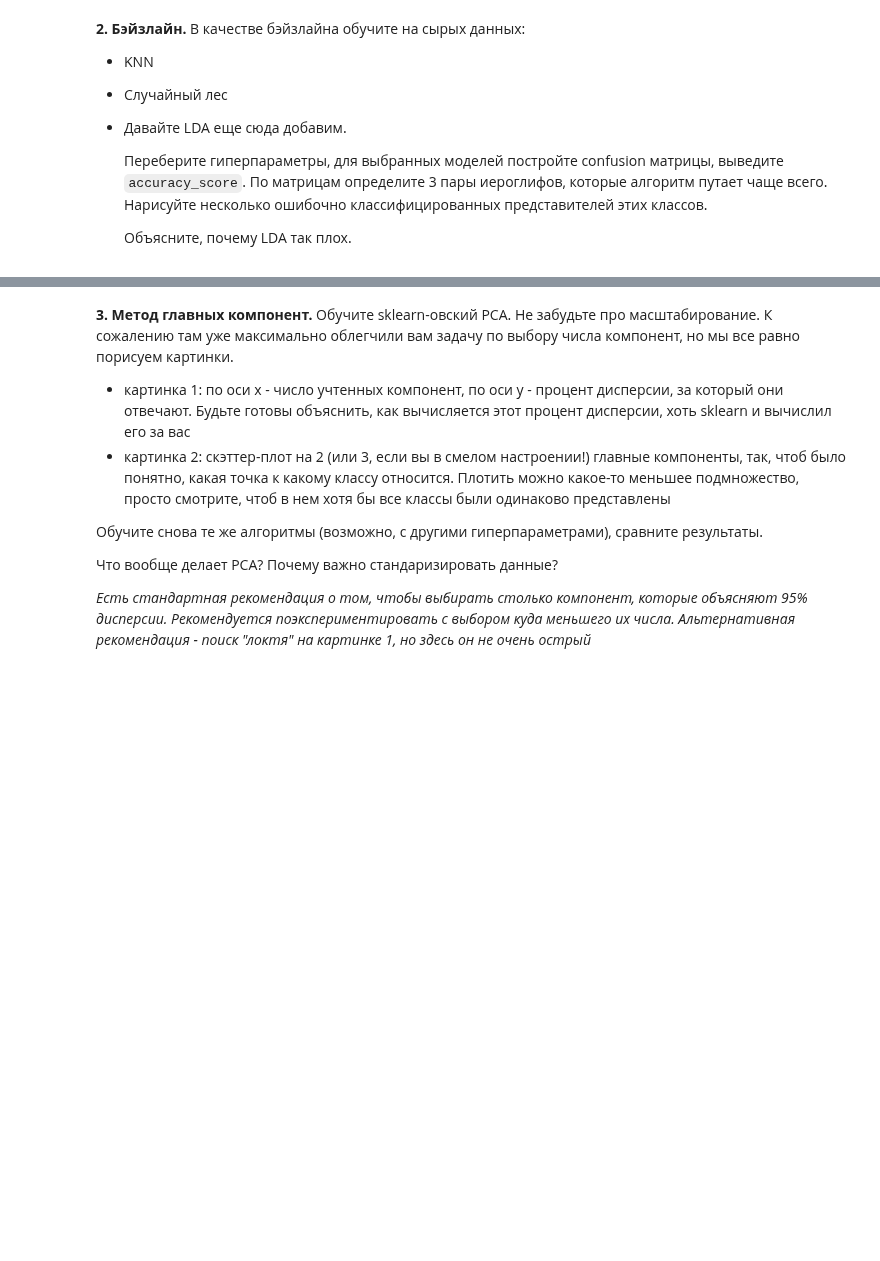
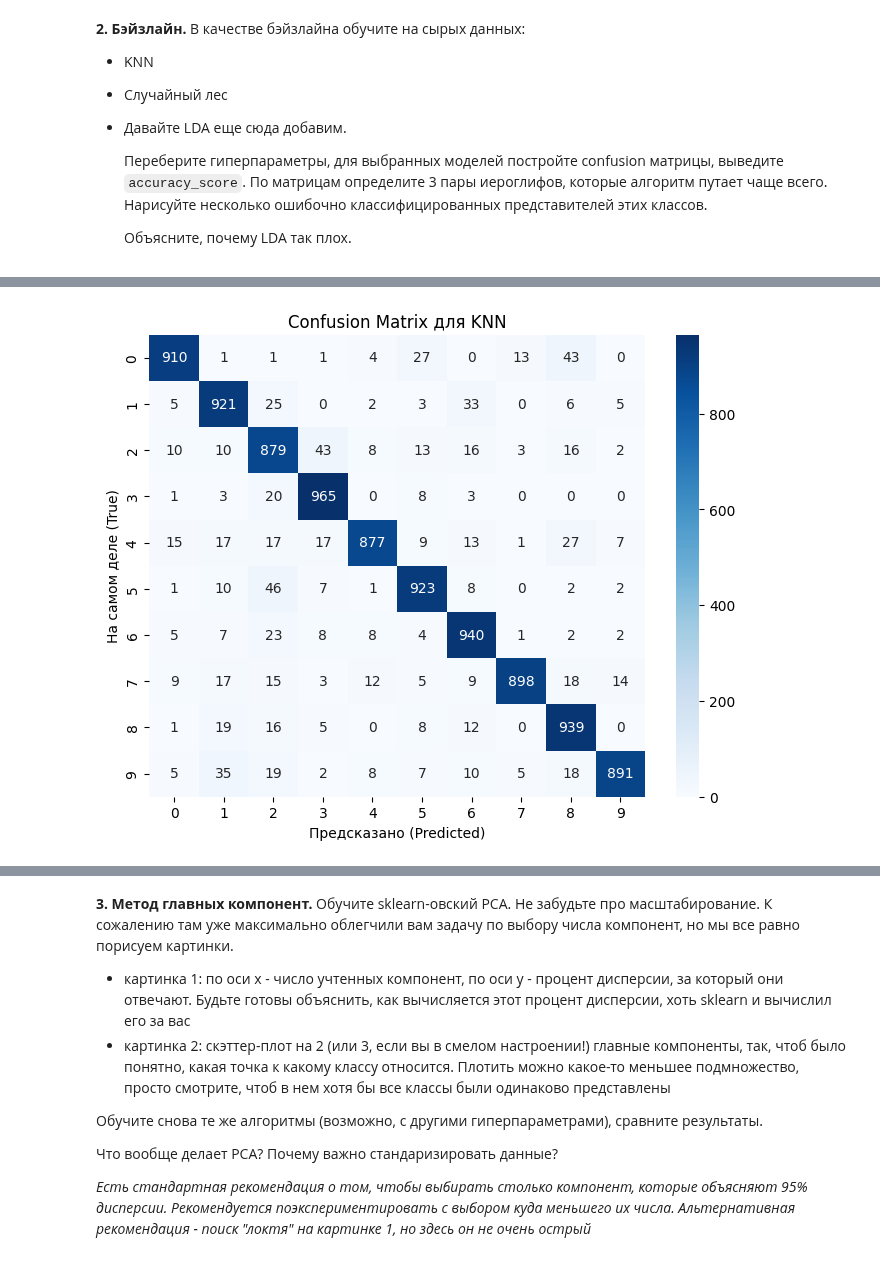
Before and after one commit to UladzislauShuman/university_homework, a Jupyter notebook: famcs_homework/ML/lab5/LB5_template.ipynb, the cells around one changed output, grey strips where cells are left out. Saved outputs shown, nothing was run; the diff lists cells and outputs as text; code cells hidden in the pictures; blank space fills up the shorter version.

```diff
--- a/famcs_homework/ML/lab5/LB5_template.ipynb
+++ b/famcs_homework/ML/lab5/LB5_template.ipynb
@@ -136,3 +139,98 @@ plt.show()
      Переберите гиперпараметры, для выбранных моделей постройте confusion матрицы, выведите `accuracy_score`. По матрицам определите 3 пары иероглифов, которые алгоритм путает чаще всего. Нарисуйте несколько ошибочно классифицированных представителей этих классов.
 
      Объясните, почему LDA так плох.
+# %%
+# --- ИМПОРТЫ ---
+# Импортируем сами алгоритмы (модели)
+from sklearn.neighbors import KNeighborsClassifier  # KNN
+from sklearn.ensemble import RandomForestClassifier # Случайный лес
+from sklearn.discriminant_analysis import LinearDiscriminantAnalysis # LDA
+
+# Импортируем инструменты для оценки качества
+from sklearn.metrics import accuracy_score, confusion_matrix # Точность и Матрица ошибок
+import seaborn as sns # Библиотека для красивого рисования матриц (тепловые карты)
+
+# --- ПОДГОТОВКА ДАННЫХ ---
+
+# Напоминание: модели хотят вектор (строку), а у нас матрицы (28x28).
+# Функция reshape(-1, 784) делает следующее:
+# -1 говорит: "посчитай количество строк сам" (оставь 60000)
+# 784 говорит: "сделай так, чтобы в каждой строке было 784 числа"
+x_train_flat = x_train.reshape(-1, 784)
+x_test_flat = x_test.reshape(-1, 784)
+
+print(f"Размерность до: {x_train.shape}")      # (60000, 28, 28)
+print(f"Размерность после: {x_train_flat.shape}") # (60000, 784)
+
+# Создаем список моделей, чтобы запустить их в цикле (не писать код 3 раза)
+# Словарик: "Название модели" -> Сам объект модели
+models = {
+    "KNN": KNeighborsClassifier(n_neighbors=3),
+    "Random Forest": RandomForestClassifier(n_estimators=75, random_state=42),
+    "LDA": LinearDiscriminantAnalysis()
+}
+
+# --- ОБУЧЕНИЕ И ПРОВЕРКА ---
+
+for name, model in models.items():
+    print(f"\n--- Работаем с {name} ---")
+
+    # 1. Обучение (fit)
+    # Мы скармливаем модели "плоские" картинки и правильные ответы
+    print("Обучаюсь...")
+    model.fit(x_train_flat, y_train)
+
+    # 2. Предсказание (predict)
+    # Просим модель угадать классы для тестовых картинок
+    print("Предсказываю...")
+    y_pred = model.predict(x_test_flat)
+
+    # 3. Оценка точности (accuracy)
+    # Сравниваем угаданное (y_pred) с правильным (y_test)
+    acc = accuracy_score(y_test, y_pred)
+    print(f"Точность (Accuracy): {acc:.4f}") # Выводим 4 знака после запятой
+
+    # 4. Матрица ошибок (Confusion Matrix)
+    # Показывает: сколько раз класс 0 был назван классом 5 и т.д.
+    cm = confusion_matrix(y_test, y_pred)
+
+    # Рисуем матрицу красиво
+    plt.figure(figsize=(8, 6))
+    # sns.heatmap - тепловая карта. annot=True пишет цифры в ячейках. fmt='d' - целые числа.
+    sns.heatmap(cm, annot=True, fmt='d', cmap='Blues')
+    plt.title(f"Confusion Matrix для {name}")
+    plt.ylabel('На самом деле (True)')
+    plt.xlabel('Предсказано (Predicted)')
+    plt.show()
+
+    labels_char = ['o', 'ki', 'su', 'tsu', 'na', 'ha', 'ma', 'ya', 're', 'wo']
+    # В задании просят: "Нарисуйте несколько ошибочно классифицированных"
+    # Сделаем это для текущей модели
+    # Находим индексы, где предсказание НЕ совпало с реальностью
+    # y_pred != y_test возвращает True/False. np.where превращает это в номера индексов.
+    errors_indices = np.where(y_pred != y_test)[0]
+
+    print(f"Всего ошибок: {len(errors_indices)}")
+
+    # Нарисуем первые 5 ошибок
+    if len(errors_indices) > 0:
+        plt.figure(figsize=(10, 2))
+        for i in range(5):
+            idx = errors_indices[i] # Берем номер ошибочной картинки
+
+            # Получаем цифры
+            true_idx = y_test[idx]
+            pred_idx = y_pred[idx]
+
+            # Получаем имена по цифрам
+            true_name = labels_char[true_idx]
+            pred_name = labels_char[pred_idx]
+
+            plt.subplot(1, 5, i + 1)
+            # Рисуем саму картинку (берем из оригинального x_test, который 28x28)
+            plt.imshow(x_test[idx], cmap='gray')
+            plt.axis('off')
+            # Пишем: "Был класс X, робот сказал Y"
+            plt.title(f"True: {true_name} ({true_idx})\nPred: {pred_name} ({pred_idx})", color='red', fontsize=12)
+        plt.show()
+# %% [output]
@@ -138,0 +244 @@ plt.show()
+[figure, added]
```
Also changed, not shown: parts of 6 cells of this notebook, 1 other file.
